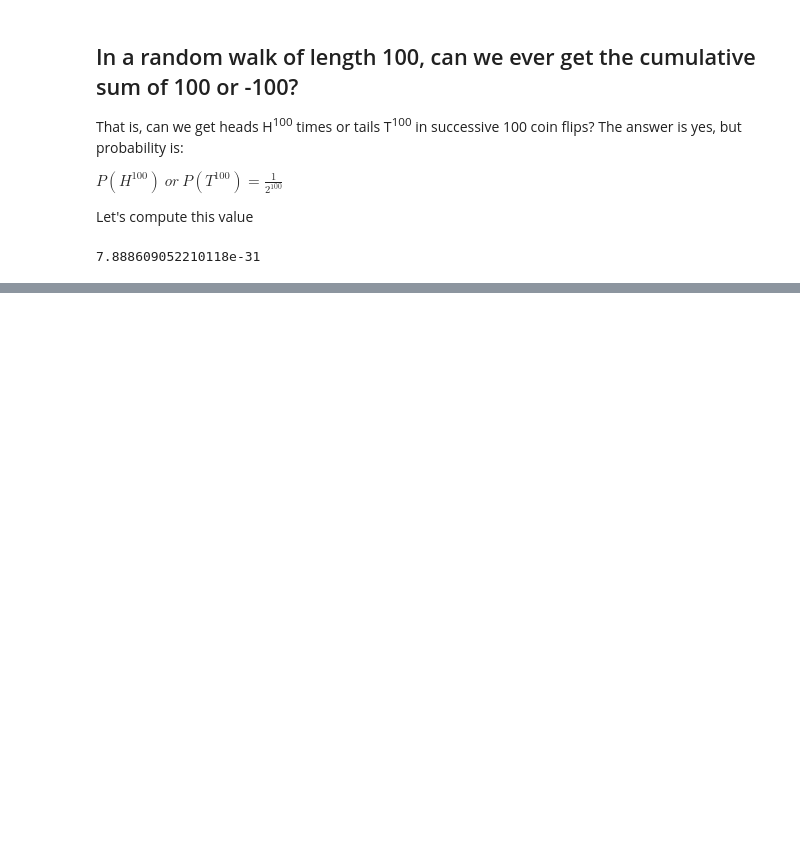
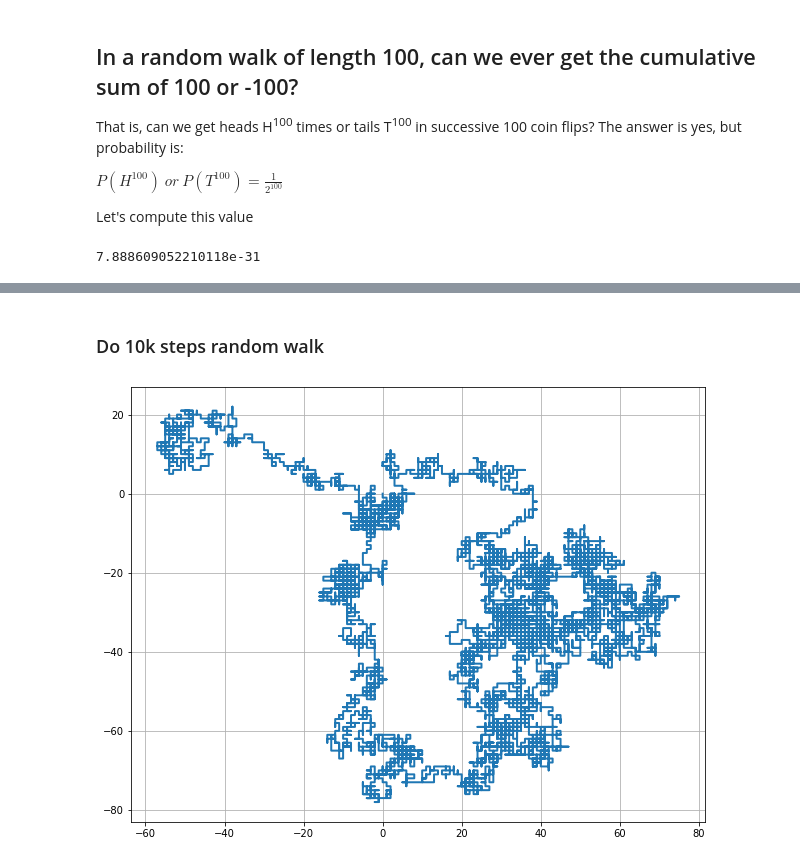
Before and after one commit to navshaikh/analysis, a Jupyter notebook: notebooks/Random Walk.ipynb, the cells around one changed output, grey strips where cells are left out. Saved outputs shown, nothing was run; the diff lists cells and outputs as text; code cells hidden in the pictures; blank space fills up the shorter version.

```diff
--- a/notebooks/Random Walk.ipynb
+++ b/notebooks/Random Walk.ipynb
@@ -147,0 +211,6 @@ print(1/2**100)
+# %% [markdown]
+### Do 10k steps random walk
+# %%
+plot_2d_walk(random_2d_walk(10000))
+# %% [output]
+[figure, added]
```
Also changed, not shown: parts of 10 cells of this notebook.
